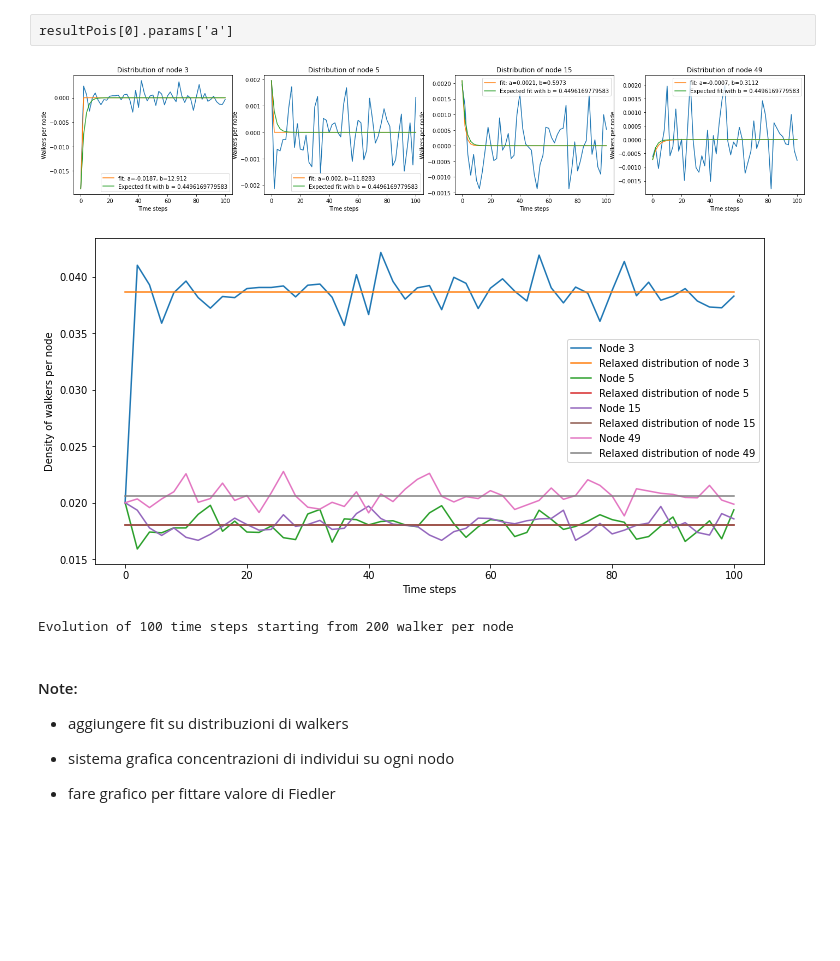
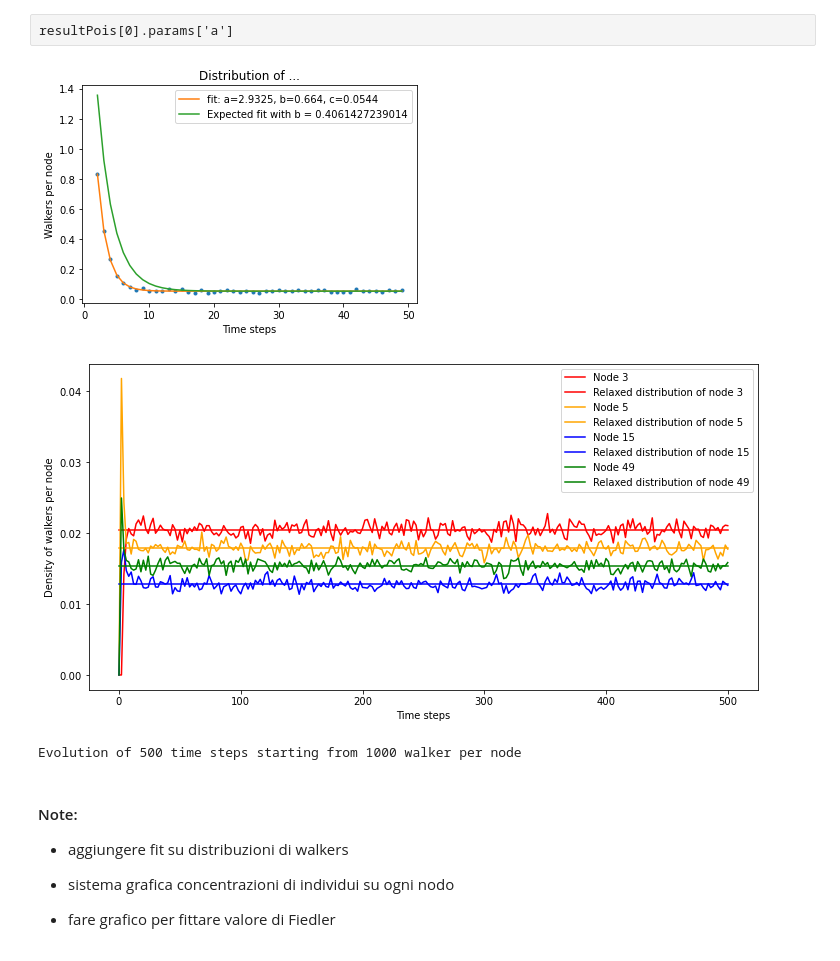
Before and after one commit to Ferri-00/Esame-Complessi, a Jupyter notebook: ErdosRenyi.ipynb, the cells around one changed output. Drawn from its saved outputs; the diff is of its cells as text; code cells hidden in the pictures; blank space fills up the shorter version.

```diff
--- a/ErdosRenyi.ipynb
+++ b/ErdosRenyi.ipynb
@@ -170,7 +178,7 @@ Assegnazione degli individui ai nodi per l'evoluzione della dinamica. L'assegnaz
 walker_per_node = 1000
 
 start_node = 20
-walkers = 100000
+walkers = int(1e4)
 # %%
 seed = np.random.RandomState()
 def dynamic_evolution(G, history = []):
@@ -461,33 +469,33 @@ plt.show()
 # %% [raw]
 resultPois[0].params['a']
 # %%
-def exp_law(x, a, b):
-    return a*np.exp(-b*x)
+def exp_law(x, a, b, c):
+    return a*np.exp(-b*x) + c
 
 fig, ax = plt.subplots(nrows = 1, ncols = 1, figsize=(6,4))
 
 time_evolution = [[h1/total_walkers for h1 in history[0][i]] for i in range(len(history[0]))]
-time = np.arange(0, 50, 2)
+time = np.arange(2, 50)
 
 y = [sum([np.abs(time_evolution[t][n] - pSNorm[n]) for n in G.nodes]) for t in time]
 
-popt, pcov = curve_fit(exp_law, time, y, p0=[1, FiedlerValue])
+popt, pcov = curve_fit(exp_law, time, y, p0=[1, FiedlerValue, 0])
 
-ax.plot(time, y)
+ax.plot(time, y, '.')
 ax.plot(time, exp_law(time, *popt), '-',
-           label = f"fit: a={round(popt[0],4)}, b={round(popt[1],4)}")
-ax.plot(time, exp_law(time, popt[0], FiedlerValue), '-',
+           label = f"fit: a={round(popt[0],4)}, b={round(popt[1],4)}, c={round(popt[2],4)}")
+ax.plot(time, exp_law(time, popt[0], FiedlerValue, popt[2]), '-',
            label = f"Expected fit with b = {FiedlerValue}")
 
 ax.set_title(f"Distribution of ...")
 ax.set_xlabel("Time steps")
 ax.set_ylabel("Walkers per node")
 
 ax.legend()
 
 plt.show()
 # %% [output]
-[figure, old version]
+[figure, new version]
 # %%
 fig, ax = plt.subplots(nrows = 1, ncols = 1, figsize=(12,1.5*len(nodes)))
 color = ['red', 'orange', 'blue', 'green']
@@ -509,8 +517,8 @@ plt.show()
 
 print(f"Evolution of {time_steps} time steps starting from {walker_per_node} walker per node")
 # %% [output]
-[figure, old version]
+[figure, new version]
-Evolution of 100 time steps starting from 200 walker per node
+Evolution of 500 time steps starting from 1000 walker per node
 # %% [markdown]
 #### Note:
 
```
Also changed, not shown: parts of 15 cells of this notebook, 3 other files.
